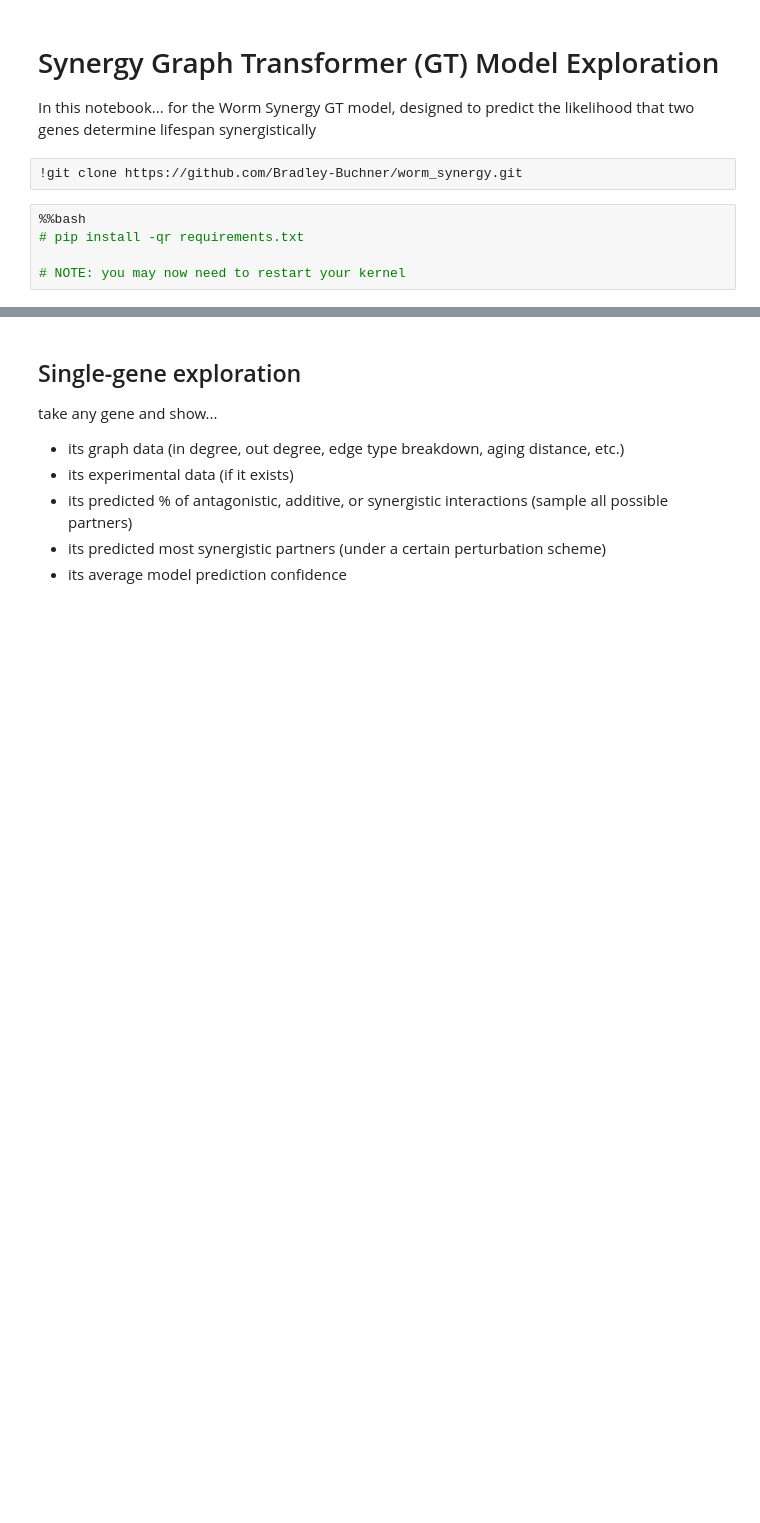
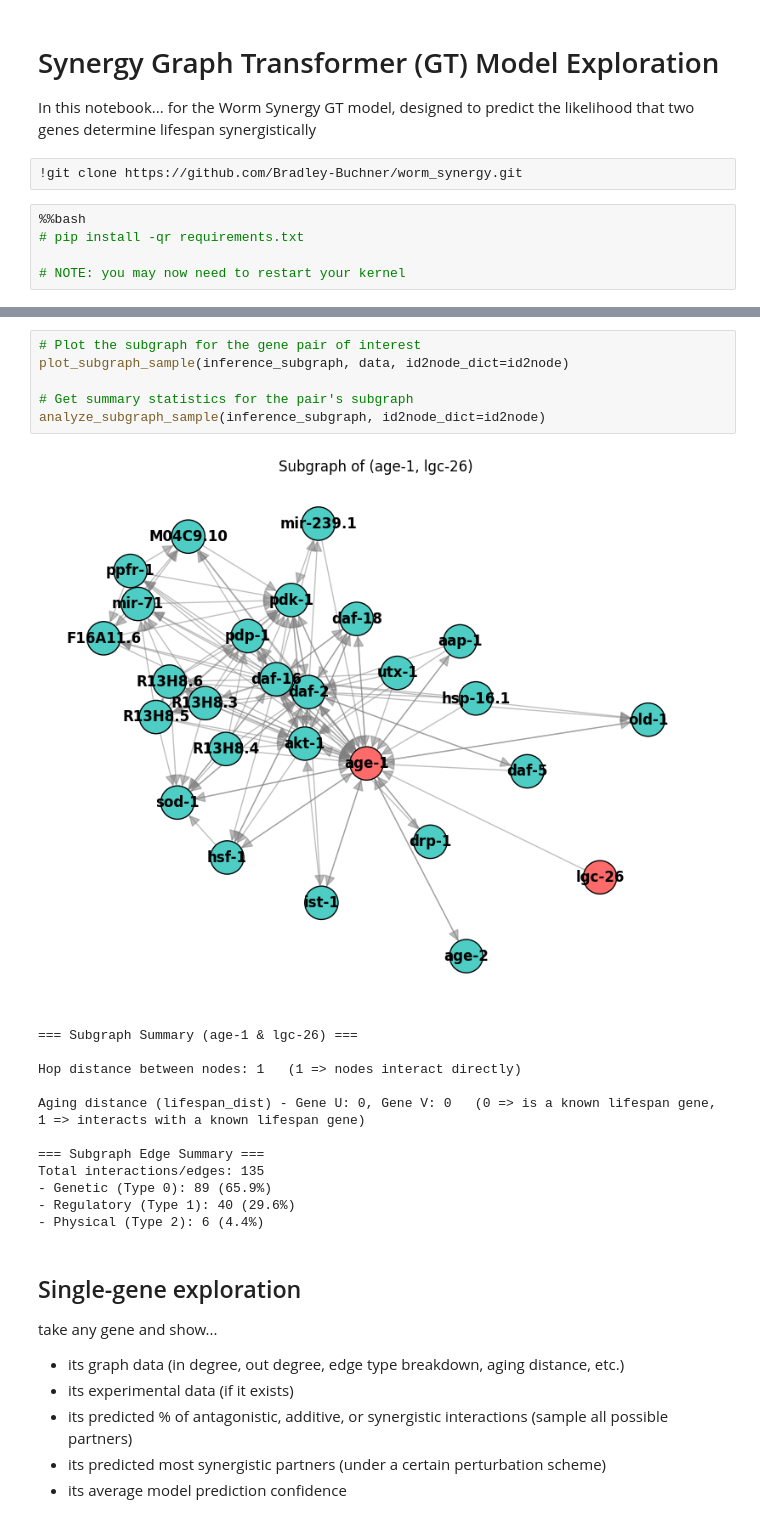
Before and after one commit to Bradley-Buchner/worm_synergy, a Jupyter notebook: notebooks/model_exploration.ipynb, the cells around one changed output, grey strips where cells are left out. Cells and saved outputs as stored; diff of their text form; blank space fills up the shorter version.

```diff
--- a/notebooks/model_exploration.ipynb
+++ b/notebooks/model_exploration.ipynb
@@ -50,3 +170,22 @@ take any pair of genes (and perturbations) and show...
+# %%
+# Plot the subgraph for the gene pair of interest
+plot_subgraph_sample(inference_subgraph, data, id2node_dict=id2node)
+
+# Get summary statistics for the pair's subgraph
+analyze_subgraph_sample(inference_subgraph, id2node_dict=id2node)
+# %% [output]
+[figure, added]
+=== Subgraph Summary (age-1 & lgc-26) ===
+
+Hop distance between nodes: 1   (1 => nodes interact directly)
+
+Aging distance (lifespan_dist) - Gene U: 0, Gene V: 0   (0 => is a known lifespan gene, 1 => interacts with a known lifespan gene)
+
+=== Subgraph Edge Summary ===
+Total interactions/edges: 135
+- Genetic (Type 0): 89 (65.9%)
+- Regulatory (Type 1): 40 (29.6%)
+- Physical (Type 2): 6 (4.4%)
 # %% [markdown]
 ## Single-gene exploration
 take any gene and show...
```
Also changed, not shown: parts of 12 cells of this notebook.
